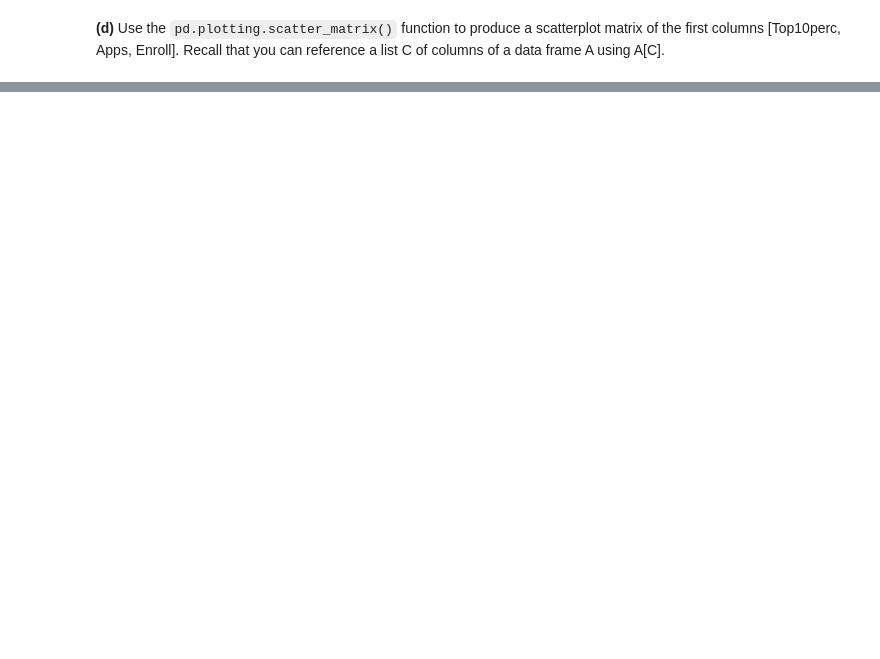
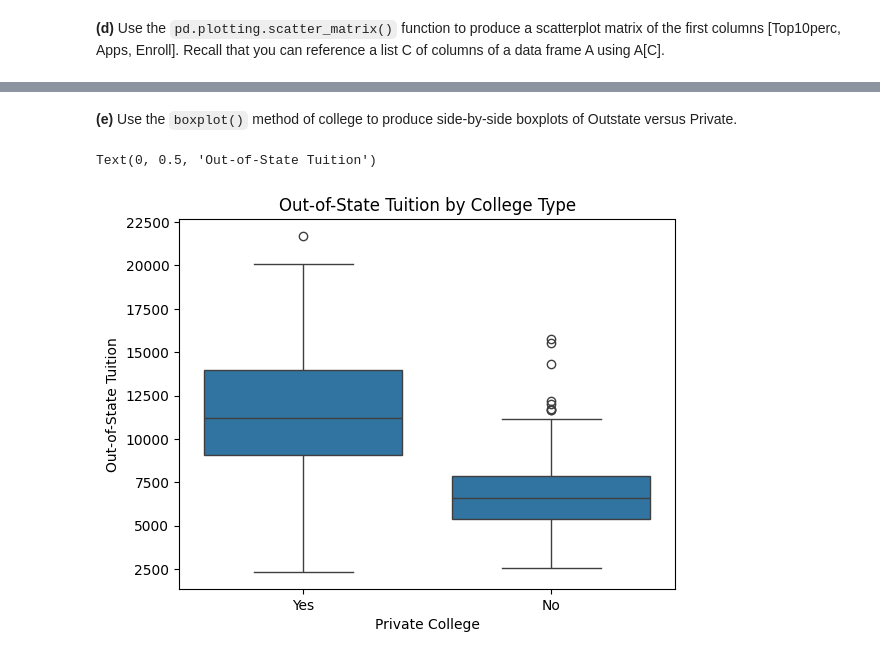
Before and after one commit to nouralahmad89-crypto/Laboration_databehandling, a Jupyter notebook: amerikanska universitet.ipynb, the cells around one changed output, grey strips where cells are left out. Drawn from its saved outputs; the diff is of its cells as text; code cells hidden in the pictures; blank space fills up the shorter version.

```diff
--- a/amerikanska universitet.ipynb
+++ b/amerikanska universitet.ipynb
@@ -77,0 +104,12 @@ IndexingError: Too many indexers
+# %% [markdown]
+**(e)** Use the `boxplot()` method of college to produce side-by-side boxplots of Outstate versus Private.
+# %%
+import seaborn as sns
+
+sns.boxplot(x='Private', y='Outstate', data=college)
+plt.title('Out-of-State Tuition by College Type')
+plt.xlabel('Private College')
+plt.ylabel('Out-of-State Tuition')
+# %% [output]
+Text(0, 0.5, 'Out-of-State Tuition')
+[figure, added]
```
Also changed, not shown: parts of 11 cells of this notebook.
